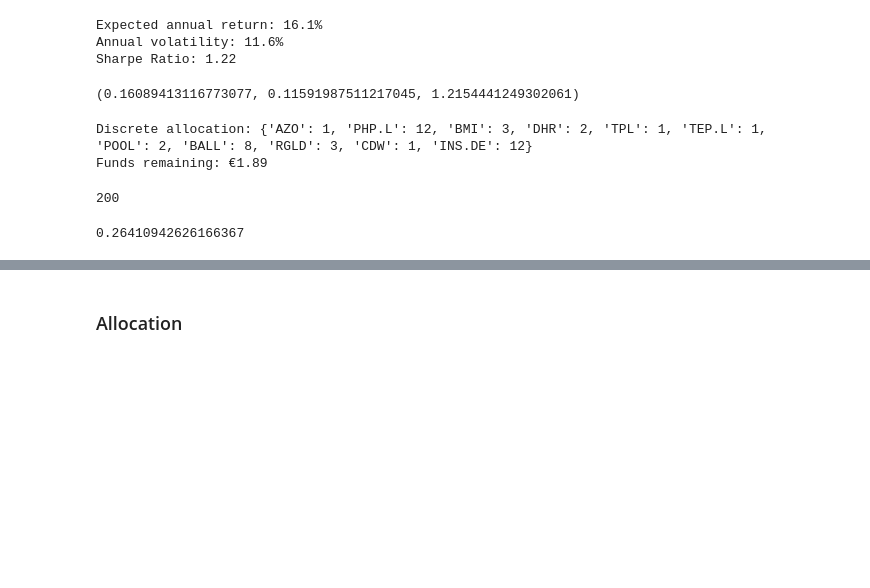
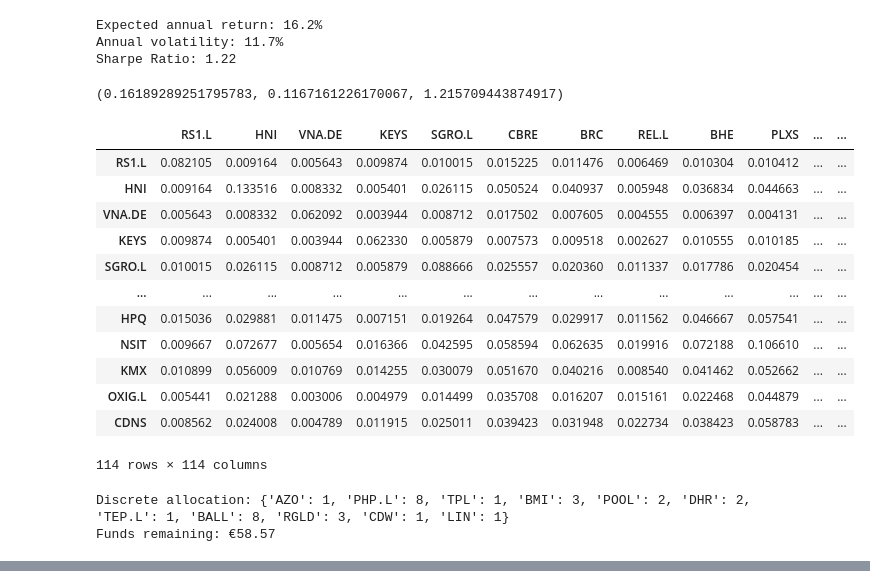
Before and after one commit to Herb-sh/sustainability_portfolio_optimisation, a Jupyter notebook: notebooks/3. data_analysis/3.2.modern_portfolio-theory.ipynb, the cells around one changed output, grey strips where cells are left out. Cells and saved outputs as stored; diff of their text form; code cells hidden in the pictures; blank space fills up the shorter version.

```diff
--- a/notebooks/3. data_analysis/3.2.modern_portfolio-theory.ipynb
+++ b/notebooks/3. data_analysis/3.2.modern_portfolio-theory.ipynb
@@ -12,12 +12,17 @@ import plotly.graph_objects as go
 
 # Read in price data
 df = pd.read_csv('../../data/df_monthly_returns_complete.csv', index_col='Date')
-#df = df[['TEG.DE', 'CBRE', 'PLXS', 'JLL', 'CDW', 'TPL', 'FN', 'SNX', 'BYG.L', 'AVB', 'RGLD', 'ACN', 'ITRI', 'WDC', 'SBAC', 'LIN', 'SWBI', 'AZO']]
-df = df[df.columns[0:200]] # max 200
+df = df[df.columns[0:200]]
 
 # Calculate expected returns and sample covariance
-mu = expected_returns.mean_historical_return(df, frequency=12)
-S = risk_models.sample_cov(df, frequency=12)
+mu_0 = expected_returns.mean_historical_return(df, frequency=12)
+
+# Get only tickers with a mean historical return of at least 5%
+optimal_tickers = mu_0[mu_0 > 0.05].index
+df_optimal = df[optimal_tickers]
+
+mu = expected_returns.mean_historical_return(df_optimal, frequency=12)
+S = risk_models.CovarianceShrinkage(df_optimal, frequency=12).ledoit_wolf() # risk_models.sample_cov, # Ledoit-Wolf shrinkage (df_optimal, frequency=12), # Exponential Covariance
 
 # Optimize for maximal Sharpe ratio
 ef = EfficientFrontier(mu, S)
@@ -29,10 +34,26 @@ ef.save_weights_to_file("weights.csv")  # saves to file
 #
 ef.portfolio_performance(verbose=True)
 # %% [output]
-Expected annual return: 16.1%
-Annual volatility: 11.6%
+Expected annual return: 16.2%
+Annual volatility: 11.7%
 Sharpe Ratio: 1.22
-(0.16089413116773077, 0.11591987511217045, 1.2154441249302061)
+(0.16189289251795783, 0.1167161226170067, 1.215709443874917)
+# %%
+S
+# %% [output]
+|  | RS1.L | HNI | VNA.DE | KEYS | SGRO.L | CBRE | BRC | REL.L | BHE | PLXS | ... | ... |
+| RS1.L | 0.082105 | 0.009164 | 0.005643 | 0.009874 | 0.010015 | 0.015225 | 0.011476 | 0.006469 | 0.010304 | 0.010412 | ... | ... |
+| HNI | 0.009164 | 0.133516 | 0.008332 | 0.005401 | 0.026115 | 0.050524 | 0.040937 | 0.005948 | 0.036834 | 0.044663 | ... | ... |
+| VNA.DE | 0.005643 | 0.008332 | 0.062092 | 0.003944 | 0.008712 | 0.017502 | 0.007605 | 0.004555 | 0.006397 | 0.004131 | ... | ... |
+| KEYS | 0.009874 | 0.005401 | 0.003944 | 0.062330 | 0.005879 | 0.007573 | 0.009518 | 0.002627 | 0.010555 | 0.010185 | ... | ... |
+| SGRO.L | 0.010015 | 0.026115 | 0.008712 | 0.005879 | 0.088666 | 0.025557 | 0.020360 | 0.011337 | 0.017786 | 0.020454 | ... | ... |
+| ... | ... | ... | ... | ... | ... | ... | ... | ... | ... | ... | ... | ... |
+| HPQ | 0.015036 | 0.029881 | 0.011475 | 0.007151 | 0.019264 | 0.047579 | 0.029917 | 0.011562 | 0.046667 | 0.057541 | ... | ... |
+| NSIT | 0.009667 | 0.072677 | 0.005654 | 0.016366 | 0.042595 | 0.058594 | 0.062635 | 0.019916 | 0.072188 | 0.106610 | ... | ... |
+| KMX | 0.010899 | 0.056009 | 0.010769 | 0.014255 | 0.030079 | 0.051670 | 0.040216 | 0.008540 | 0.041462 | 0.052662 | ... | ... |
+| OXIG.L | 0.005441 | 0.021288 | 0.003006 | 0.004979 | 0.014499 | 0.035708 | 0.016207 | 0.015161 | 0.022468 | 0.044879 | ... | ... |
+| CDNS | 0.008562 | 0.024008 | 0.004789 | 0.011915 | 0.025011 | 0.039423 | 0.031948 | 0.022734 | 0.038423 | 0.058783 | ... | ... |
+114 rows × 114 columns
 # %%
 latest_prices = get_latest_prices(df)
 
@@ -41,25 +62,18 @@ allocation, leftover = da.greedy_portfolio()
 print("Discrete allocation:", allocation)
 print("Funds remaining: €{:.2f}".format(leftover))
 # %% [output]
-Discrete allocation: {'AZO': 1, 'PHP.L': 12, 'BMI': 3, 'DHR': 2, 'TPL': 1, 'TEP.L': 1, 'POOL': 2, 'BALL': 8, 'RGLD': 3, 'CDW': 1, 'INS.DE': 12}
-Funds remaining: €1.89
+Discrete allocation: {'AZO': 1, 'PHP.L': 8, 'TPL': 1, 'BMI': 3, 'POOL': 2, 'DHR': 2, 'TEP.L': 1, 'BALL': 8, 'RGLD': 3, 'CDW': 1, 'LIN': 1}
+Funds remaining: €58.57
 # %%
 # Generate efficient frontier data
-target_returns = np.linspace(mu.min(), mu.max()-0.001, 200)
+target_returns = np.linspace(mu.min(), mu.max()-0.05, 50)
 frontier_volatility = []
 frontier_returns = []
-print(len(target_returns))
 for r in target_returns:
     ab = ef_new.efficient_return(target_return=r)
     ret, vol, _ = ef_new.portfolio_performance()
     frontier_returns.append(ret)
     frontier_volatility.append(vol)
-# %% [output]
-200
-# %%
-mu.max()
-# %% [output]
-0.26410942626166367
 # %%
 import plotly.graph_objects as go
 
@@ -115,5 +137,3 @@ fig.update_layout(
 fig.show()
 # %% [output]
 [interactive output not drawn]
-# %% [markdown]
-### Allocation
```
Also changed, not shown: parts of 1 cell of this notebook.
